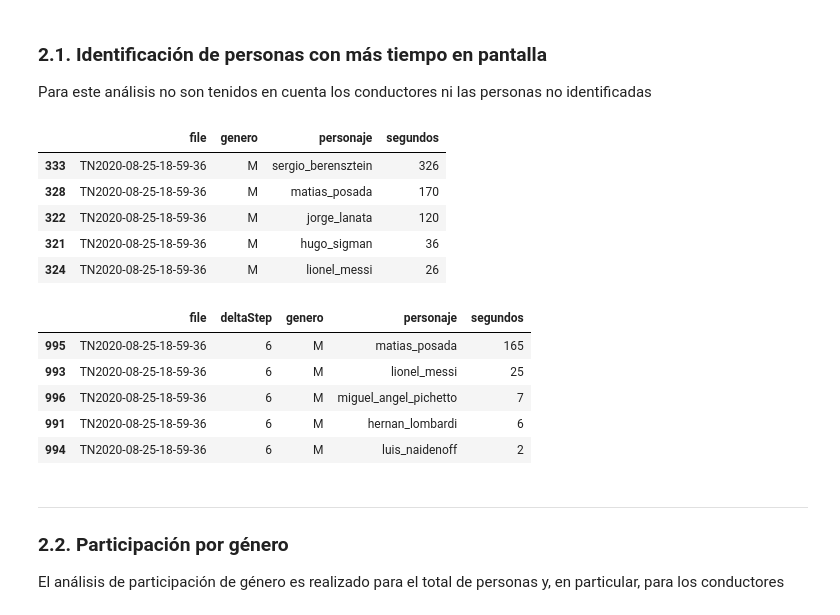
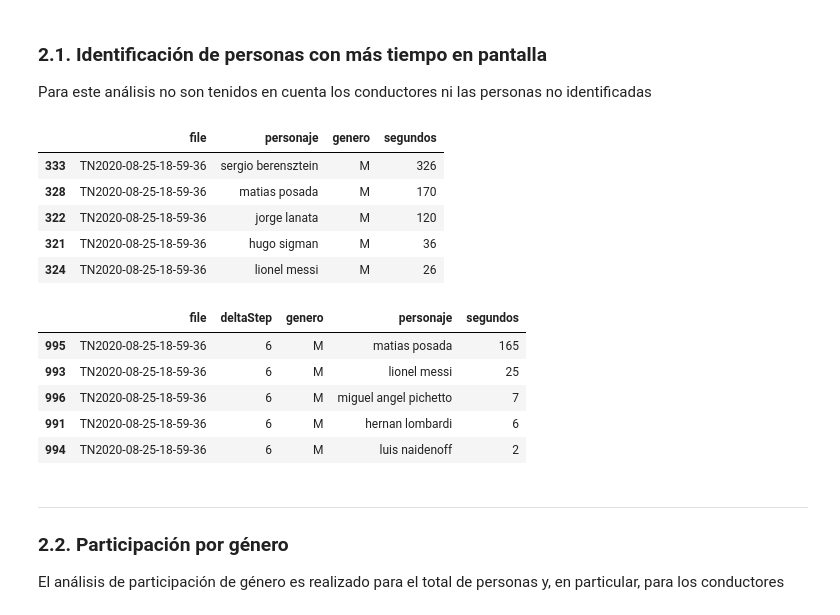
Before and after one commit to Hacho55/streamingAnalysis, a Jupyter notebook: Entregables/Analisis.ipynb, the cells around one changed output. Drawn from its saved outputs; the diff is of its cells as text; code cells hidden in the pictures.

```diff
--- a/Entregables/Analisis.ipynb
+++ b/Entregables/Analisis.ipynb
@@ -271,27 +274,30 @@ mask_final = mask_NoConductores & mask_NoIdentificados & mask_SinPersonas
 # %%
 registrosVideo_PersonasFile = registrosVideo.loc[mask_final, ['file','personaje','genero','segundos']]
 registrosVideo_PersonasFile = pd.DataFrame(registrosVideo_PersonasFile.groupby(['file','genero','personaje'])['segundos'].sum()).reset_index()
 registrosVideo_PersonasFile = registrosVideo_PersonasFile.sort_values(by=['file','genero','segundos'],ascending=False)
+registrosVideo_PersonasFile['personaje']= registrosVideo_PersonasFile['personaje'].apply(lambda x: x.replace("_",' ') )
+registrosVideo_PersonasFile=registrosVideo_PersonasFile[['file','personaje','genero','segundos']]
 registrosVideo_PersonasFile.head()
 # %% [output]
-|  | file | genero | personaje | segundos |
-| 333 | TN2020-08-25-18-59-36 | M | sergio_berensztein | 326 |
-| 328 | TN2020-08-25-18-59-36 | M | matias_posada | 170 |
-| 322 | TN2020-08-25-18-59-36 | M | jorge_lanata | 120 |
-| 321 | TN2020-08-25-18-59-36 | M | hugo_sigman | 36 |
-| 324 | TN2020-08-25-18-59-36 | M | lionel_messi | 26 |
+|  | file | personaje | genero | segundos |
+| 333 | TN2020-08-25-18-59-36 | sergio berensztein | M | 326 |
+| 328 | TN2020-08-25-18-59-36 | matias posada | M | 170 |
+| 322 | TN2020-08-25-18-59-36 | jorge lanata | M | 120 |
+| 321 | TN2020-08-25-18-59-36 | hugo sigman | M | 36 |
+| 324 | TN2020-08-25-18-59-36 | lionel messi | M | 26 |
 # %%
 registrosVideo_PersonasDelta = registrosVideo.loc[mask_final, ['file','deltaStep','personaje','genero','segundos']]
 registrosVideo_PersonasDelta = pd.DataFrame(registrosVideo_PersonasDelta.groupby(['file','deltaStep','genero','personaje'])['segundos'].sum()).reset_index()
 registrosVideo_PersonasDelta = registrosVideo_PersonasDelta.sort_values(by=['file','deltaStep','genero','segundos'],ascending=False)
+registrosVideo_PersonasDelta['personaje']= registrosVideo_PersonasDelta['personaje'].apply(lambda x: x.replace("_",' ') )
 registrosVideo_PersonasDelta.head()
 # %% [output]
 |  | file | deltaStep | genero | personaje | segundos |
-| 995 | TN2020-08-25-18-59-36 | 6 | M | matias_posada | 165 |
-| 993 | TN2020-08-25-18-59-36 | 6 | M | lionel_messi | 25 |
-| 996 | TN2020-08-25-18-59-36 | 6 | M | miguel_angel_pichetto | 7 |
-| 991 | TN2020-08-25-18-59-36 | 6 | M | hernan_lombardi | 6 |
-| 994 | TN2020-08-25-18-59-36 | 6 | M | luis_naidenoff | 2 |
+| 995 | TN2020-08-25-18-59-36 | 6 | M | matias posada | 165 |
+| 993 | TN2020-08-25-18-59-36 | 6 | M | lionel messi | 25 |
+| 996 | TN2020-08-25-18-59-36 | 6 | M | miguel angel pichetto | 7 |
+| 991 | TN2020-08-25-18-59-36 | 6 | M | hernan lombardi | 6 |
+| 994 | TN2020-08-25-18-59-36 | 6 | M | luis naidenoff | 2 |
 # %% [markdown]
 ---
 ### 2.2. Participación por género
```
Also changed, not shown: parts of 27 cells of this notebook, 9 other files.
